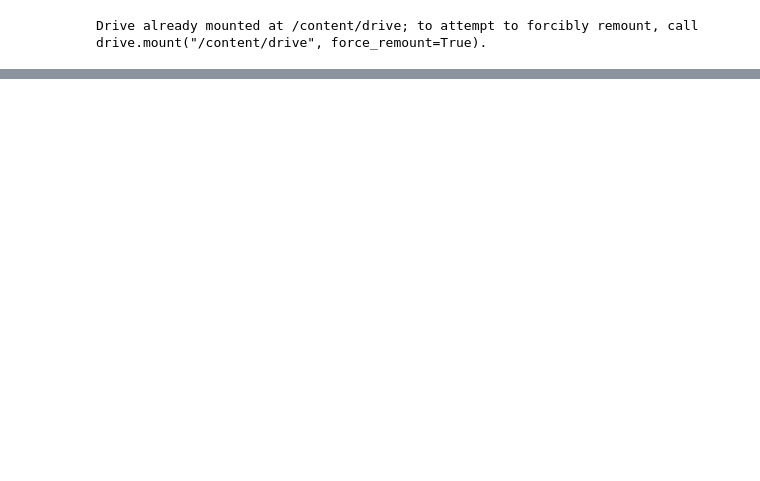
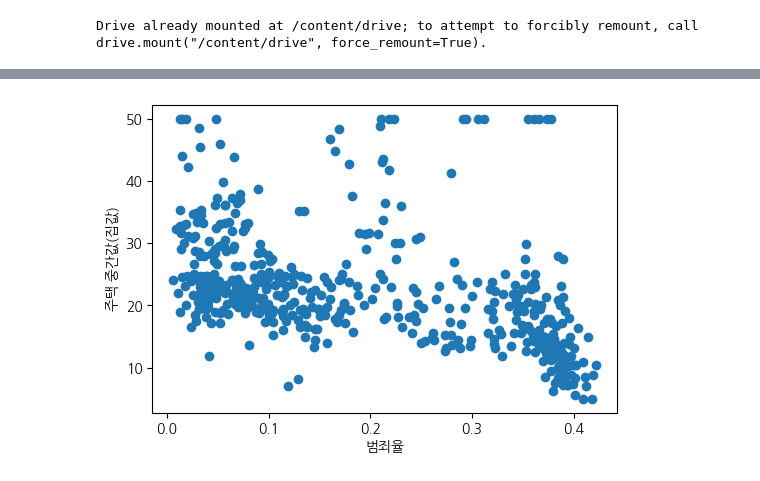
Before and after one commit to agooun-sudo/Gwanggu-ai-academy-park, a Jupyter notebook: 02.프로젝트/02.-프로젝트-데이터분석-탐색적분석(EDA)-보스턴_집값.ipynb, the cells around one changed output, grey strips where cells are left out. Saved outputs shown, nothing was run; the diff lists cells and outputs as text; code cells hidden in the pictures; blank space fills up the shorter version.

```diff
--- a/02.프로젝트/02.-프로젝트-데이터분석-탐색적분석(EDA)-보스턴_집값.ipynb
+++ b/02.프로젝트/02.-프로젝트-데이터분석-탐색적분석(EDA)-보스턴_집값.ipynb
@@ -250,0 +252,20 @@ dtype: float64
+# %%
+# 3. 범죄율 ↔ 주택 중간값(집값)
+
+plt.figure(figsize=(6,4))
+plt.scatter(df["범죄율"], df["주택 중간값(집값)"])
+plt.xlabel("범죄율")
+plt.ylabel("주택 중간값(집값)")
+plt.show()
+
+# 분석plt.figure(figsize=(6,4))
+plt.scatter(df["범죄율"], df["주택 중간값(집값)"])
+plt.xlabel("범죄율")
+plt.ylabel("주택 중간값(집값)")
+plt.show()
+# 데이터가 두곳이 밀집되어있는걸 확인할수있다.
+# 범죄율이 없거나 적은구간은 집값에 분포가 20~ 30에 밀집되어있다
+# 범죄율이 높은곳은 집값이 10~20 으로 집값이 낮은 곳으로 확인된다
+# 빈곤층이 거주할것으로 예상되는 집값이 낮은지역에 범죄율이 높다는걸 확인할수있다.
+# %% [output]
+[figure, added]
```
Also changed, not shown: parts of 23 cells of this notebook, 1 other file.
